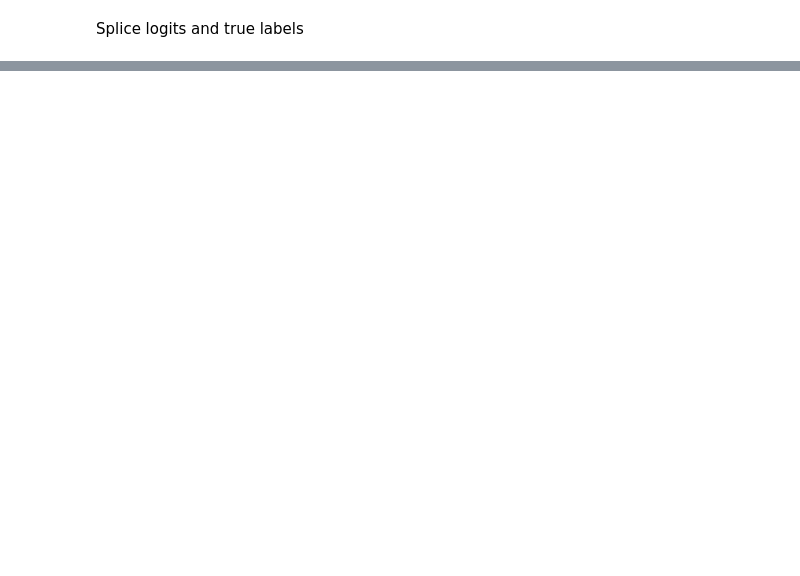
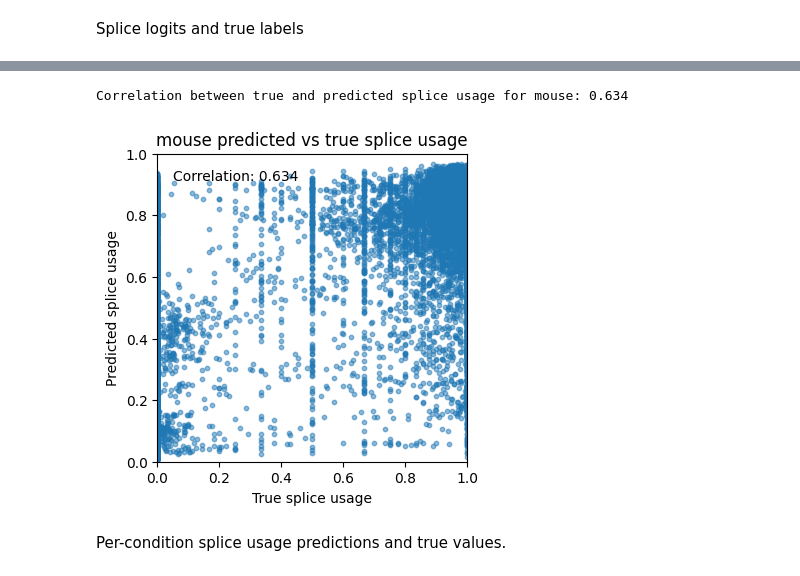
Before and after one commit to anamariaelek/alphagenome, a Jupyter notebook: notebooks/splicing_test.ipynb, the cells around one changed output, grey strips where cells are left out. Saved outputs shown, nothing was run; the diff lists cells and outputs as text; code cells hidden in the pictures; blank space fills up the shorter version.

```diff
--- a/notebooks/splicing_test.ipynb
+++ b/notebooks/splicing_test.ipynb
@@ -268,7 +258,7 @@ tensor([0, 0, 0, 0, 0, 0, 0, 0, 0, 0, 0, 0, 0, 0, 0, 0, 0, 0, 0, 0, 0, 0, 0, 0,
 Splice labels
 # %%
 splice_labels = []
-for i in range(n):
+for i in rand_indx:
     splice_labels.append(test_dataset[i]['splice_labels'])
 splice_labels = torch.stack(splice_labels)
 print(splice_labels.shape)
@@ -2364,0 +769,27 @@ Plotting SSE density...
+# %%
+for org in usage_pred_.keys():
+
+    if splice_logits[org].shape[0] == 0:
+        print(f"No samples for {org} in this batch.")
+        continue
+
+    # Calculate correlation between true and predicted usage at splice sites
+    correlation = np.corrcoef(usage_true_[org], usage_pred_[org])[0, 1]
+    print(f"Correlation between true and predicted splice usage for {org}: {correlation:.3f}")
+
+    # Plot scatter plot of predicted usage vs true usage
+    plt.figure(figsize=(4, 4))
+    plt.title(f"{org} predicted vs true splice usage")
+    plt.scatter(usage_true_[org], usage_pred_[org], alpha=0.5, s=10)
+    plt.xlabel("True splice usage")
+    plt.ylabel("Predicted splice usage")
+    plt.xlim(0, 1)
+    plt.ylim(0, 1)
+
+    # Add correlation text
+    plt.text(0.05, 0.95, f"Correlation: {correlation:.3f}", transform=plt.gca().transAxes, verticalalignment='top')
+
+    plt.show()
+# %% [output]
+Correlation between true and predicted splice usage for mouse: 0.634
+[figure, added]
@@ -2364,0 +896,2 @@ Plotting SSE density...
+# %% [markdown]
+Per-condition splice usage predictions and true values.
```
Also changed, not shown: parts of 137 cells of this notebook, 9 other files.
